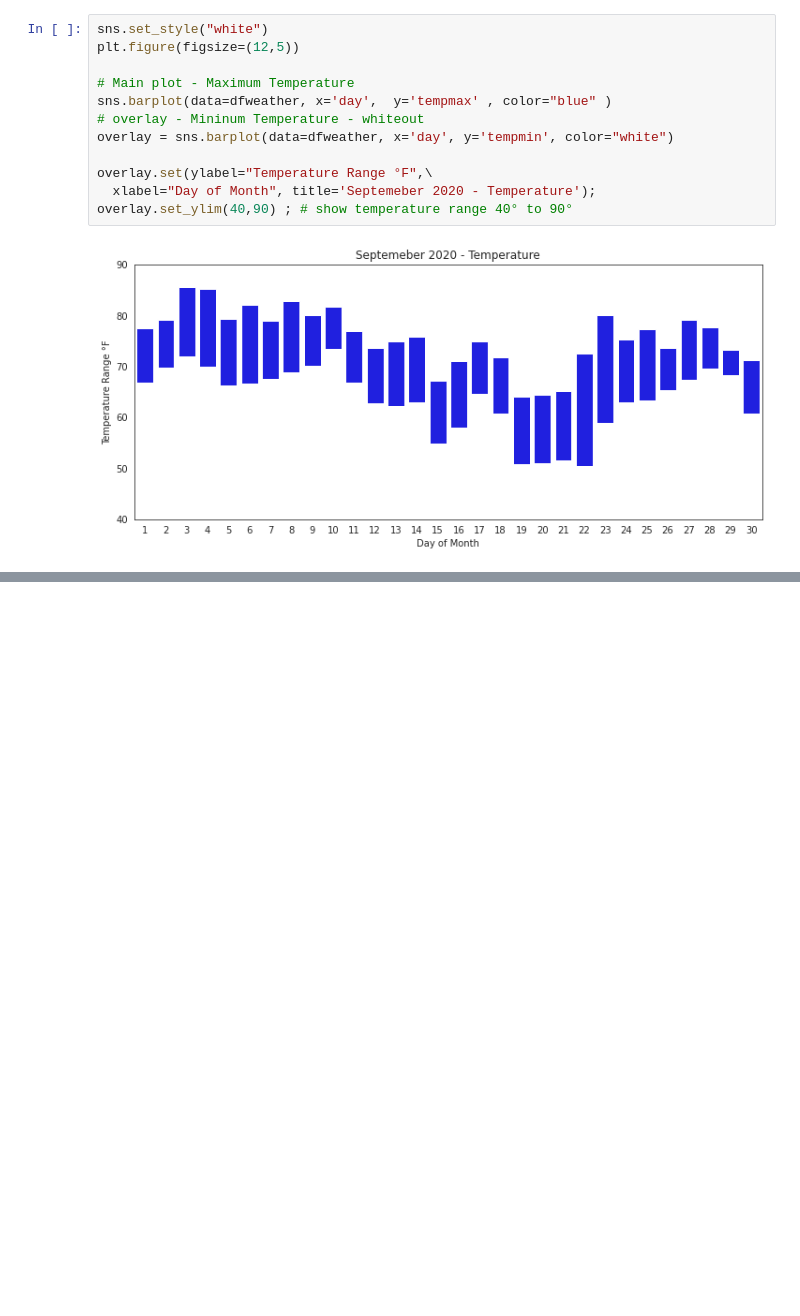
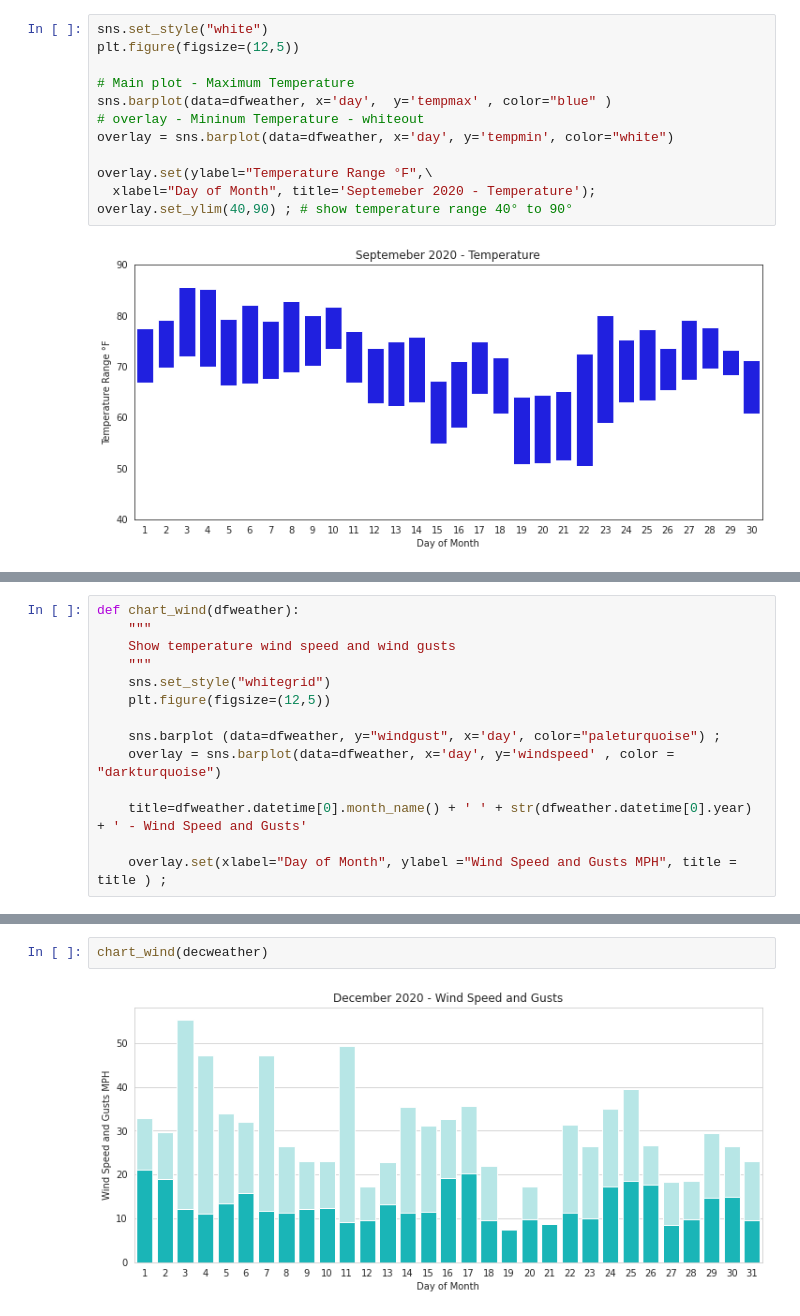
Before and after one commit to ckran/bikeshare, a Jupyter notebook: weather.ipynb, the cells around one changed output, grey strips where cells are left out. Drawn from its saved outputs; the diff is of its cells as text; blank space fills up the shorter version.

```diff
--- a/weather.ipynb
+++ b/weather.ipynb
@@ -183,0 +238,14 @@ overlay.set_ylim(40,90) ; # show temperature range 40° to 90°
+# %%
+def chart_wind(dfweather):
+    """
+    Show temperature wind speed and wind gusts
+    """
+    sns.set_style("whitegrid")
+    plt.figure(figsize=(12,5))
+
+    sns.barplot (data=dfweather, y="windgust", x='day', color="paleturquoise") ;
+    overlay = sns.barplot(data=dfweather, x='day', y='windspeed' , color = "darkturquoise")
+
+    title=dfweather.datetime[0].month_name() + ' ' + str(dfweather.datetime[0].year) + ' - Wind Speed and Gusts'
+
+    overlay.set(xlabel="Day of Month", ylabel ="Wind Speed and Gusts MPH", title = title ) ;
@@ -183,0 +290,4 @@ overlay.set_ylim(40,90) ; # show temperature range 40° to 90°
+# %%
+chart_wind(decweather)
+# %% [output]
+[figure, added]
```
Also changed, not shown: parts of 21 cells of this notebook.
